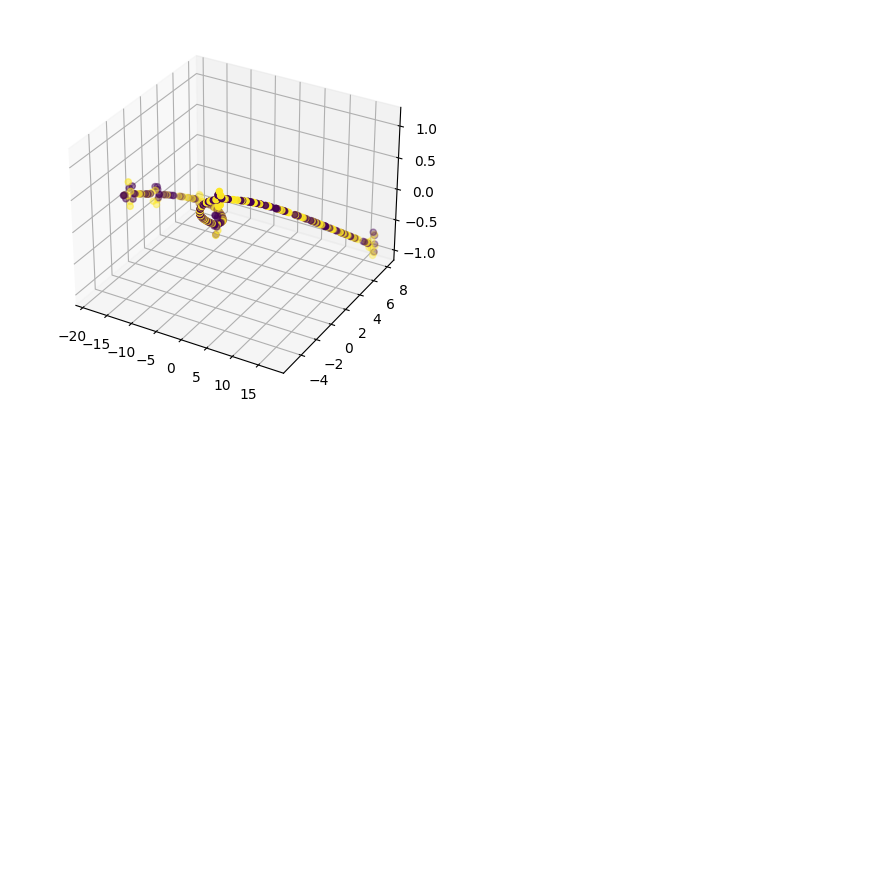
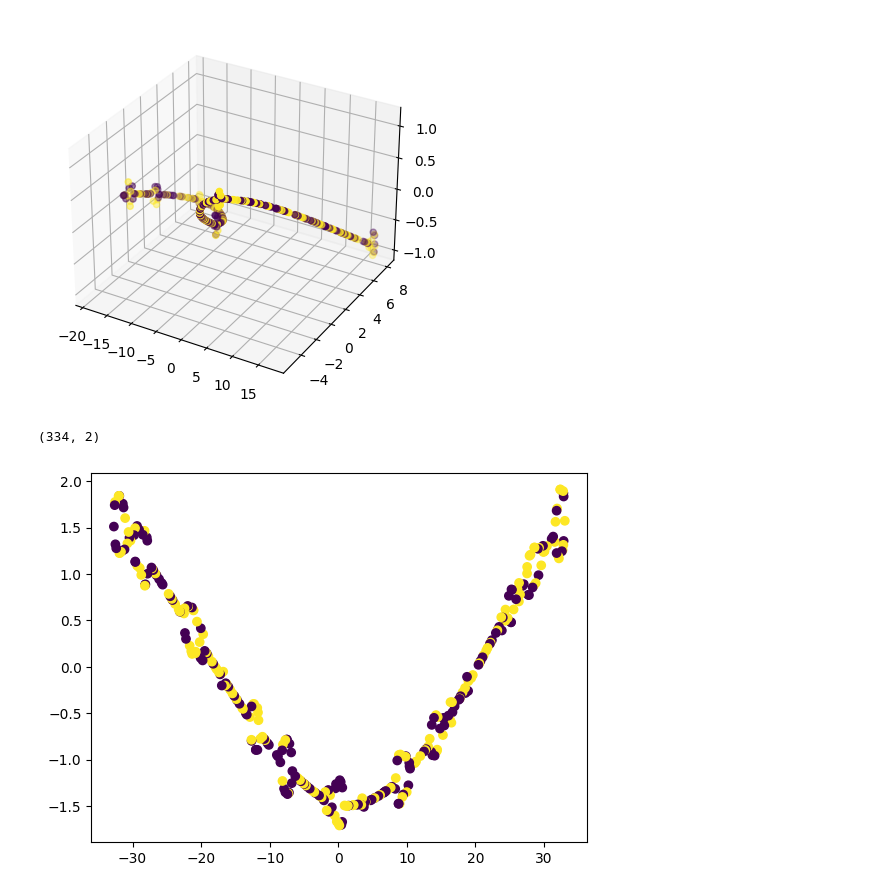
Before and after one commit to junqi1121/MCM-ICM, a Jupyter notebook: test-ljq.ipynb, the cells around one changed output. Cells and saved outputs as stored; diff of their text form; code cells hidden in the pictures; blank space fills up the shorter version.

```diff
--- a/test-ljq.ipynb
+++ b/test-ljq.ipynb
@@ -465,3 +465,17 @@ ax.scatter(train_data_3[:, 0], train_data_3[:, 1], train_data_3[:, 2], c=train_l
 plt.show()
 # %% [output]
 [figure]
+# %%
+# 用TSHNE降维 2维
+from sklearn.manifold import TSNE
+tsne = TSNE(n_components=2)
+train_data_2 = tsne.fit_transform(train_data)
+print(train_data_2.shape)
+
+# 评价一下降维的效果
+import matplotlib.pyplot as plt
+plt.scatter(train_data_2[:, 0], train_data_2[:, 1], c=train_label)
+plt.show()
+# %% [output]
+(334, 2)
+[figure, added]
```
